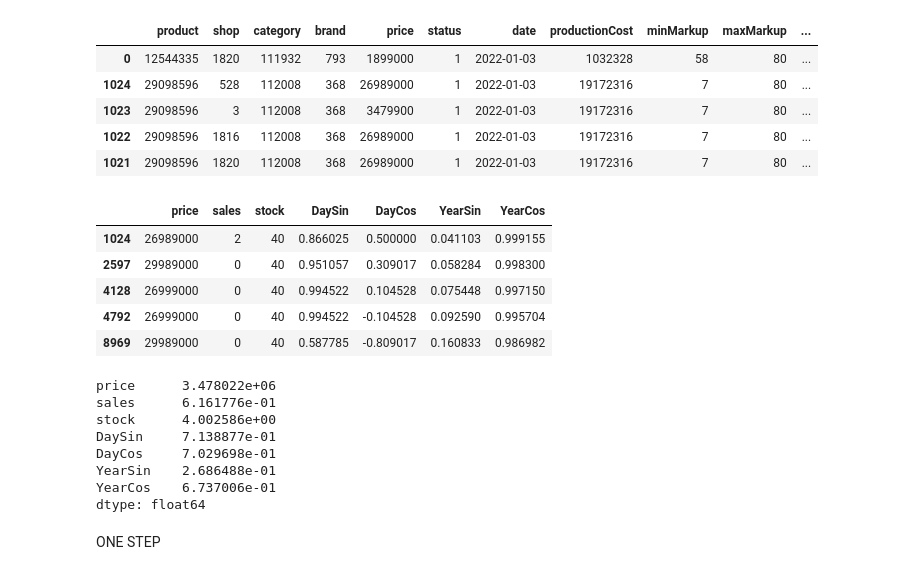
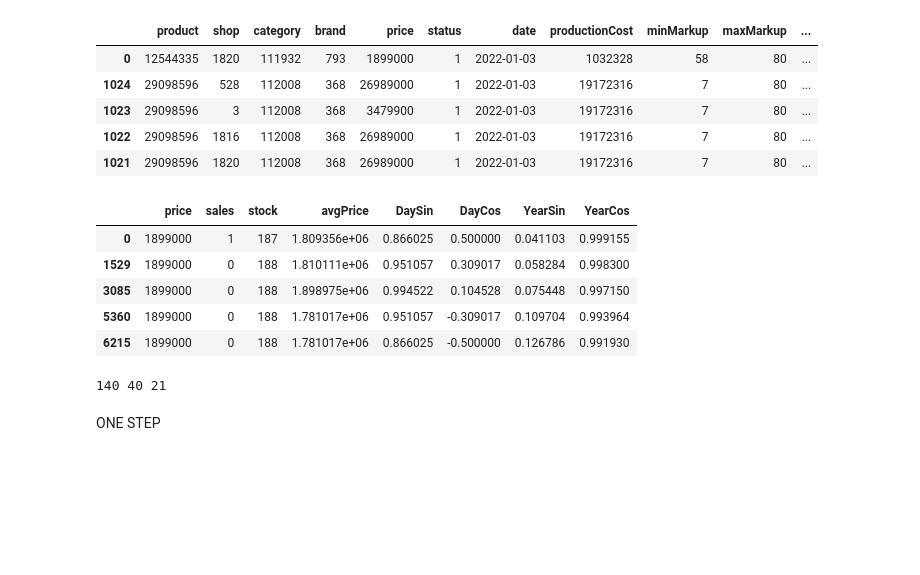
Before and after one commit to MEHovick/time-rows, a Jupyter notebook: TimeRows.ipynb, the cells around one changed output. Saved outputs shown, nothing was run; the diff lists cells and outputs as text; code cells hidden in the pictures; blank space fills up the shorter version.

```diff
--- a/TimeRows.ipynb
+++ b/TimeRows.ipynb
@@ -53,6 +53,11 @@ csv.head()
 | 1021 | 29098596 | 1820 | 112008 | 368 | 26989000 | 1 | 2022-01-03 | 19172316 | 7 | 80 | ... |
 # %%
 def get_shop_product(csv, product, shop, category, brand):
+    csv_t = csv
+    csv_t = csv_t.loc[csv['product'] == product]
+    csv_t = csv_t.loc[csv['category'] == category]
+    csv_t = csv_t.loc[csv['brand'] == brand]
+
     csv = csv.loc[csv['product'] == product]
     csv = csv.loc[csv['shop'] == shop]
     csv = csv.loc[csv['category'] == category]
@@ -69,25 +74,32 @@ def get_shop_product(csv, product, shop, category, brand):
     csv = csv.drop('maxMarkup', axis=1)
 
     date_time = csv.pop('date')
+
+    avg_cost = []
+    for date in date_time:
+        csv_date = csv_t.loc[csv_t['date'] == date]
+        avg_cost.append(csv_date['price'].mean())
+
+    csv['avgPrice'] = avg_cost
     return csv, date_time
 # %%
-csv_sp, date_time = get_shop_product(csv, product=29098596, shop=528, category=112008, brand=368)
+csv_sp, date_time = get_shop_product(csv, product=12544335, shop=1820, category=111932, brand=793)
 timestamp_s = date_time.map(pd.Timestamp.timestamp)
 
 month = 24*60*60*30
 year = (365.2425)*month/30
 csv_sp = csv_sp.assign(DaySin=np.sin(timestamp_s * (2 * np.pi / month)))
 csv_sp = csv_sp.assign(DayCos=np.cos(timestamp_s * (2 * np.pi / month)))
 csv_sp = csv_sp.assign(YearSin=np.sin(timestamp_s * (2 * np.pi / year)))
 csv_sp = csv_sp.assign(YearCos=np.cos(timestamp_s * (2 * np.pi / year)))
 csv_sp.head()
 # %% [output]
-|  | price | sales | stock | DaySin | DayCos | YearSin | YearCos |
-| 1024 | 26989000 | 2 | 40 | 0.866025 | 0.500000 | 0.041103 | 0.999155 |
-| 2597 | 29989000 | 0 | 40 | 0.951057 | 0.309017 | 0.058284 | 0.998300 |
-| 4128 | 26999000 | 0 | 40 | 0.994522 | 0.104528 | 0.075448 | 0.997150 |
-| 4792 | 26999000 | 0 | 40 | 0.994522 | -0.104528 | 0.092590 | 0.995704 |
-| 8969 | 29989000 | 0 | 40 | 0.587785 | -0.809017 | 0.160833 | 0.986982 |
+|  | price | sales | stock | avgPrice | DaySin | DayCos | YearSin | YearCos |
+| 0 | 1899000 | 1 | 187 | 1.809356e+06 | 0.866025 | 0.500000 | 0.041103 | 0.999155 |
+| 1529 | 1899000 | 0 | 188 | 1.810111e+06 | 0.951057 | 0.309017 | 0.058284 | 0.998300 |
+| 3085 | 1899000 | 0 | 188 | 1.898975e+06 | 0.994522 | 0.104528 | 0.075448 | 0.997150 |
+| 5360 | 1899000 | 0 | 188 | 1.781017e+06 | 0.951057 | -0.309017 | 0.109704 | 0.993964 |
+| 6215 | 1899000 | 0 | 188 | 1.781017e+06 | 0.866025 | -0.500000 | 0.126786 | 0.991930 |
 # %%
 column_indices = {name: i for i, name in enumerate(csv_sp.columns)}
 
@@ -104,16 +116,10 @@ train_std = train_df.std()
 train_df = (train_df - train_mean) / train_std
 val_df = (val_df - train_mean) / train_std
 test_df = (test_df - train_mean) / train_std
-print(train_std)
+# print(train_std)
+print(len(train_df), len(val_df), len(test_df))
 # %% [output]
-price      3.478022e+06
-sales      6.161776e-01
-stock      4.002586e+00
-DaySin     7.138877e-01
-DayCos     7.029698e-01
-YearSin    2.686488e-01
-YearCos    6.737006e-01
-dtype: float64
+140 40 21
 # %%
 class WindowGenerator():
     def __init__(self, input_width, label_width, shift,
```
Also changed, not shown: parts of 7 cells of this notebook.
